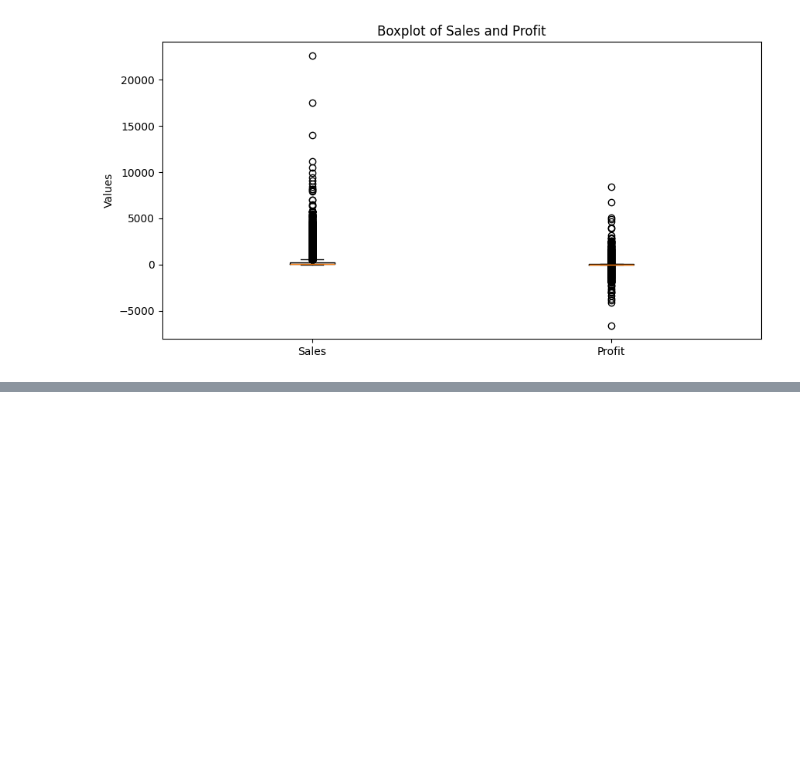
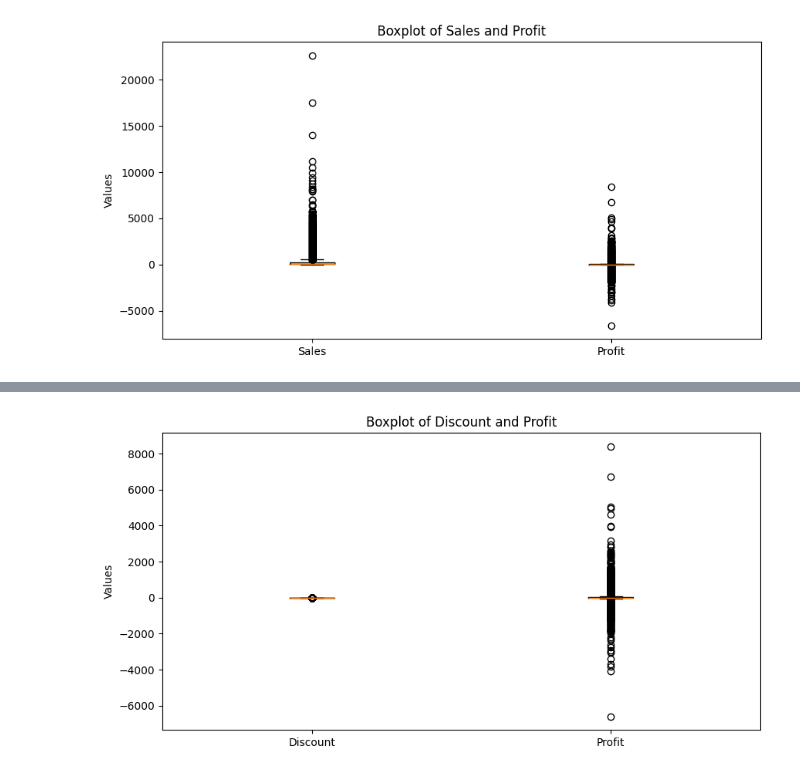
Before and after one commit to Krishna28072000/Machine-Learning, a Jupyter notebook: Machine Learning Project/Global_Stores.ipynb, the cells around one changed output, grey strips where cells are left out. Saved outputs shown, nothing was run; the diff lists cells and outputs as text; code cells hidden in the pictures; blank space fills up the shorter version.

```diff
--- a/Machine Learning Project/Global_Stores.ipynb
+++ b/Machine Learning Project/Global_Stores.ipynb
@@ -99,0 +209,8 @@ plt.show()
+# %%
+plt.figure(figsize = (10,5))
+plt.boxplot([df['Discount'], df['Profit']], labels = ['Discount', 'Profit'])
+plt.title('Boxplot of Discount and Profit')
+plt.ylabel('Values')
+plt.show()
+# %% [output]
+[figure, added]
```
Also changed, not shown: parts of 44 cells of this notebook, 2 other files.
